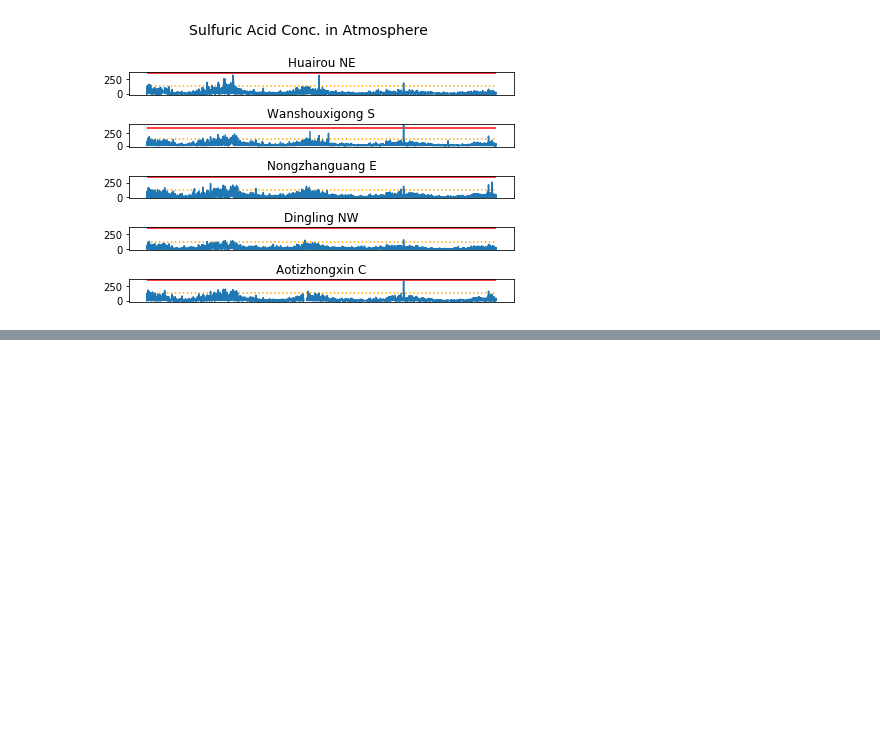
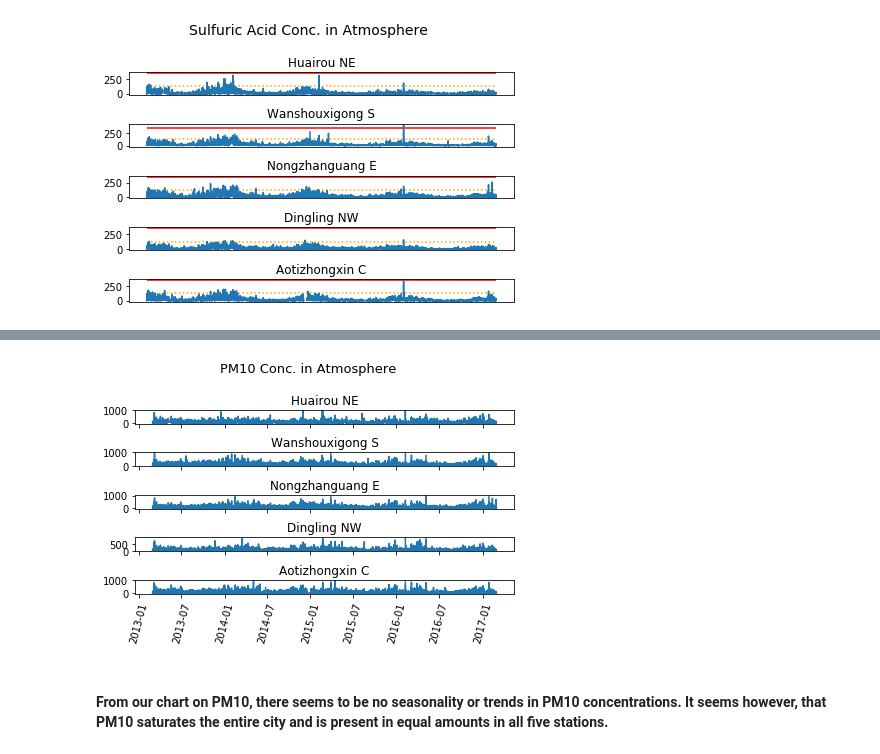
Before and after one commit to halujeff5/Beijing_Air_Quality, a Jupyter notebook: Beijing_Air_Quality.ipynb, the cells around one changed output, grey strips where cells are left out. Saved outputs shown, nothing was run; the diff lists cells and outputs as text; code cells hidden in the pictures; blank space fills up the shorter version.

```diff
--- a/Beijing_Air_Quality.ipynb
+++ b/Beijing_Air_Quality.ipynb
@@ -70,5 +70,5 @@ df3=pd.read_csv('PRSA_Data_Shunyi_20130301-20170228.csv')
 # %%
-df4=pd.read_csv('PRSA_Data_Nongzhanguan_20130301-20170228.csv')
+df4=pd.read_csv('~jeffreyng/PRSA_Data_Nongzhanguan_20130301-20170228.csv')
 # %%
-df5=pd.read_csv('PRSA_Data_Huairou_20130301-20170228.csv')
+df5=pd.read_csv('~jeffreyng/PRSA_Data_Huairou_20130301-20170228.csv')
 # %%
@@ -80,3 +80,3 @@ df8=pd.read_csv('PRSA_Data_Dongsi_20130301-20170228.csv')
 # %%
-df9=pd.read_csv('PRSA_Data_Dingling_20130301-20170228.csv')
+df9=pd.read_csv('~jeffreyng/PRSA_Data_Dingling_20130301-20170228.csv')
 # %%
@@ -404,0 +400,29 @@ plt.show()
+# %%
+fig, axs = plt.subplots(5, sharex=True)
+fig.suptitle('PM10 Conc. in Atmosphere', fontsize=13, va= 'baseline')
+
+
+axs[0].plot(df5.datetime, df5.PM10)
+axs[1].plot(df.datetime, df.PM10)
+axs[2].plot(df4.datetime, df4.PM10)
+axs[3].plot(df9.datetime, df9.PM10)
+axs[4].plot(df11.datetime, df11.PM10)
+
+axs[0].title.set_text('Huairou NE')
+axs[1].title.set_text('Wanshouxigong S')
+axs[2].title.set_text('Nongzhanguang E')
+axs[3].title.set_text('Dingling NW')
+axs[4].title.set_text('Aotizhongxin C')
+for axs in axs:
+#     axs.set_xticks([])
+    axs.hlines(y=54, xmin='2013-03-01', xmax='2017-02-28', color='red',
+               label='mean/day', linestyles='solid')
+
+plt.xticks(rotation = 75)
+plt.tight_layout()
+fig.subplots_adjust(top=.85)
+plt.show()
+# %% [output]
+[figure, added]
+# %% [markdown]
+#### From our chart on PM10, there seems to be no seasonality or trends in PM10 concentrations. It seems however, that PM10 saturates the entire city and is present in equal amounts in all five stations.
```
Also changed, not shown: parts of 15 cells of this notebook.
